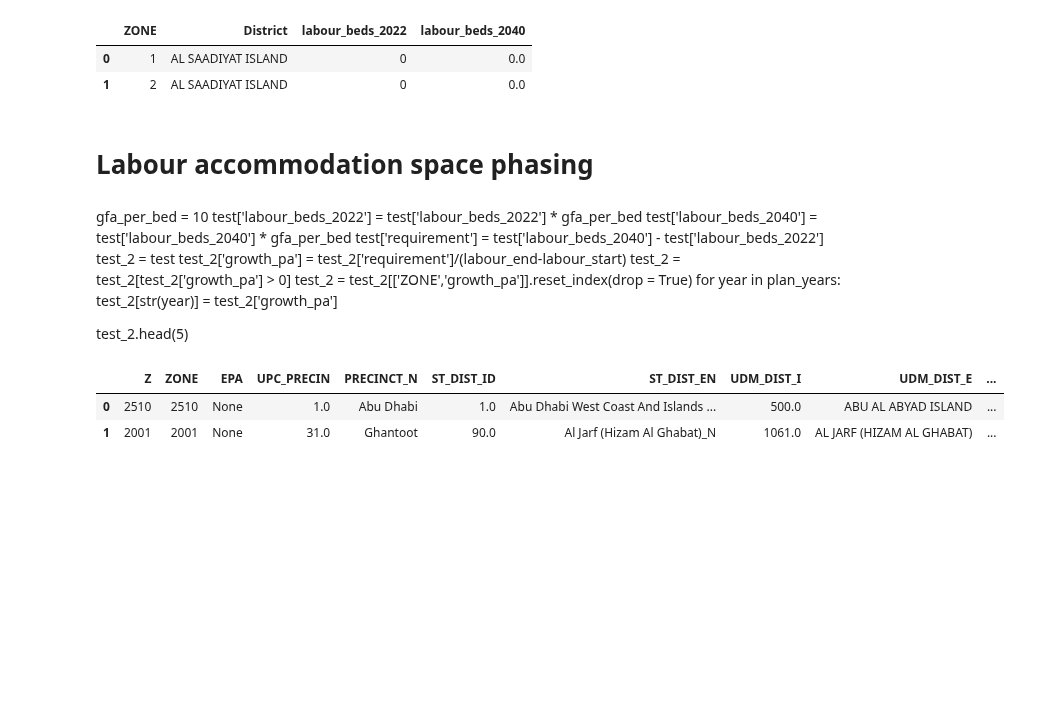
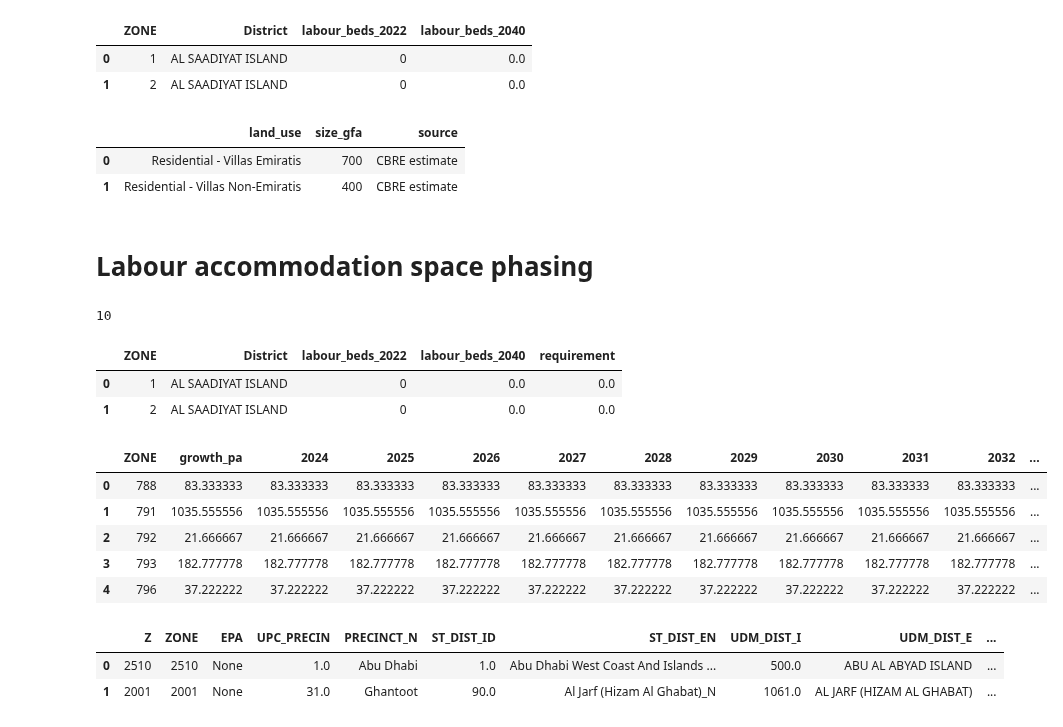
Before and after one commit to BuroHappoldLegacySoup/PlanCapitalLandModel, a Jupyter notebook: MP to TAZ Pipeline.ipynb, the cells around one changed output. Saved outputs shown, nothing was run; the diff lists cells and outputs as text; code cells hidden in the pictures; blank space fills up the shorter version.

```diff
--- a/MP to TAZ Pipeline.ipynb
+++ b/MP to TAZ Pipeline.ipynb
@@ -75,6 +75,14 @@ labour_accommodation_input.head(2)
 |  | ZONE | District | labour_beds_2022 | labour_beds_2040 |
 | 0 | 1 | AL SAADIYAT ISLAND | 0 | 0.0 |
 | 1 | 2 | AL SAADIYAT ISLAND | 0 | 0.0 |
+# %%
+# Bringing land use unit to GFA densities
+land_use_gfa_densities_input = pd.read_csv('land_use_gfa_densities.csv')
+land_use_gfa_densities_input.head(2)
+# %% [output]
+|  | land_use | size_gfa | source |
+| 0 | Residential - Villas Emiratis | 700 | CBRE estimate |
+| 1 | Residential - Villas Non-Emiratis | 400 | CBRE estimate |
 # %% [markdown]
 #  Labour accommodation space phasing
 # %%
@@ -85,19 +93,42 @@ labour_end = 2040
 plan_start = 2024
 plan_end = 2040
 plan_years = np.arange(plan_start,plan_end+1,1)
+gfa_per_bed = land_use_gfa_densities_input.iloc[4]['size_gfa']
+print(gfa_per_bed)
+# %% [output]
+10
-# %% [markdown]
-gfa_per_bed = 10
-test['labour_beds_2022'] = test['labour_beds_2022'] * gfa_per_bed
-test['labour_beds_2040'] = test['labour_beds_2040'] * gfa_per_bed
-test['requirement'] = test['labour_beds_2040'] - test['labour_beds_2022']
-test_2 = test
-test_2['growth_pa'] = test_2['requirement']/(labour_end-labour_start)
-test_2 = test_2[test_2['growth_pa'] > 0]
-test_2 = test_2[['ZONE','growth_pa']].reset_index(drop = True)
-for year in plan_years:
-    test_2[str(year)] = test_2['growth_pa']
-
-test_2.head(5)
+# %%
+# Calculating floorspace required for net additional labour accommodation
+
+labour_accommodation= labour_accommodation_input
+labour_accommodation['labour_beds_2022'] = labour_accommodation['labour_beds_2022'] * gfa_per_bed
+labour_accommodation['labour_beds_2040'] = labour_accommodation['labour_beds_2040'] * gfa_per_bed
+labour_accommodation['requirement'] = labour_accommodation['labour_beds_2040'] - labour_accommodation['labour_beds_2022']
+labour_accommodation.head(2)
+# %% [output]
+|  | ZONE | District | labour_beds_2022 | labour_beds_2040 | requirement |
+| 0 | 1 | AL SAADIYAT ISLAND | 0 | 0.0 | 0.0 |
+| 1 | 2 | AL SAADIYAT ISLAND | 0 | 0.0 | 0.0 |
+# %%
+# Phasing labour accommodation requirement linearly
+
+labour_accommodation_phased = labour_accommodation.copy()
+labour_accommodation_phased['growth_pa'] = labour_accommodation_phased['requirement']/(labour_end-labour_start)
+labour_accommodation_phased = labour_accommodation_phased[labour_accommodation_phased['growth_pa'] > 0]
+labour_accommodation_phased = labour_accommodation_phased[['ZONE','growth_pa']].reset_index(drop = True)
+for year in plan_years:
+    labour_accommodation_phased[str(year)] = labour_accommodation_phased['growth_pa']
+
+# Printing result of phasing
+
+labour_accommodation_phased.head(5)
+# %% [output]
+|  | ZONE | growth_pa | 2024 | 2025 | 2026 | 2027 | 2028 | 2029 | 2030 | 2031 | 2032 | ... |
+| 0 | 788 | 83.333333 | 83.333333 | 83.333333 | 83.333333 | 83.333333 | 83.333333 | 83.333333 | 83.333333 | 83.333333 | 83.333333 | ... |
+| 1 | 791 | 1035.555556 | 1035.555556 | 1035.555556 | 1035.555556 | 1035.555556 | 1035.555556 | 1035.555556 | 1035.555556 | 1035.555556 | 1035.555556 | ... |
+| 2 | 792 | 21.666667 | 21.666667 | 21.666667 | 21.666667 | 21.666667 | 21.666667 | 21.666667 | 21.666667 | 21.666667 | 21.666667 | ... |
+| 3 | 793 | 182.777778 | 182.777778 | 182.777778 | 182.777778 | 182.777778 | 182.777778 | 182.777778 | 182.777778 | 182.777778 | 182.777778 | ... |
+| 4 | 796 | 37.222222 | 37.222222 | 37.222222 | 37.222222 | 37.222222 | 37.222222 | 37.222222 | 37.222222 | 37.222222 | 37.222222 | ... |
 # %%
 # Increasing the development capacity limits by a multiplier for prototyping purposes
 zone_taz_delta['landmodel_limit_gfa_per_ha']  = zone_taz_delta['landmodel_limit_gfa_per_ha']
```
Also changed, not shown: parts of 2 cells of this notebook, 2 other files.
